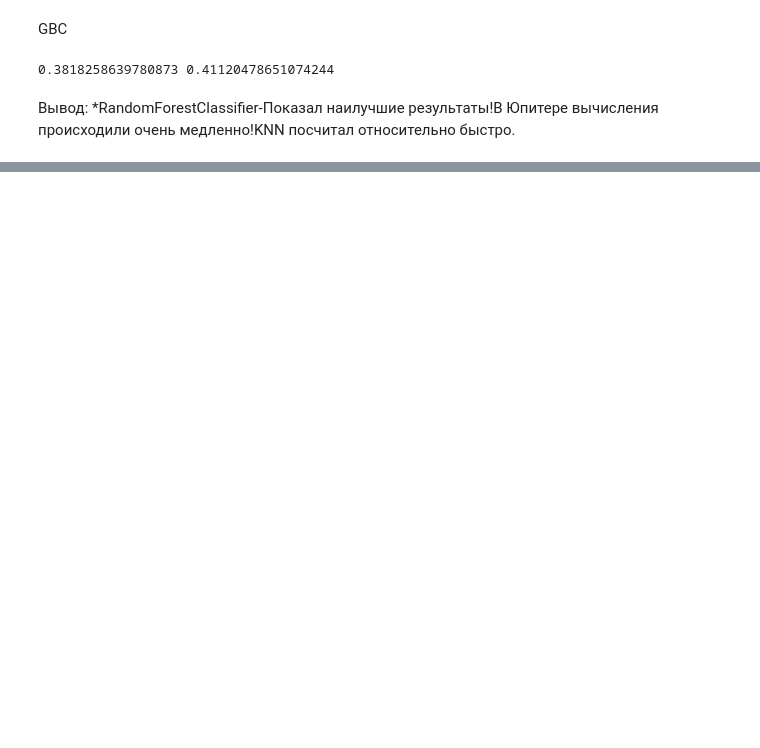
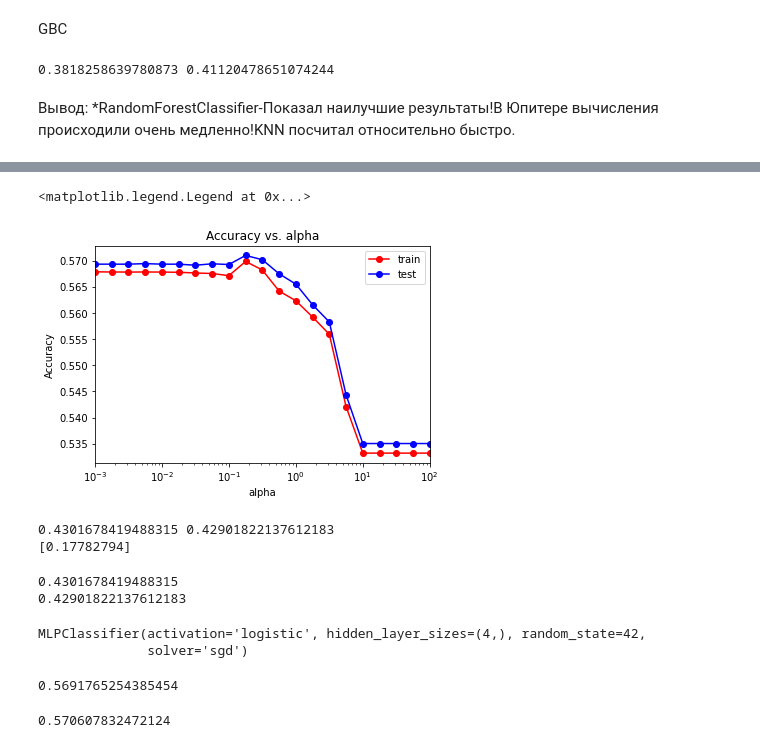
Before and after one commit to flapflapdany/MLforLobach, a Jupyter notebook: Lab1.ipynb, the cells around one changed output, grey strips where cells are left out. Drawn from its saved outputs; the diff is of its cells as text; code cells hidden in the pictures; blank space fills up the shorter version.

```diff
--- a/Lab1.ipynb
+++ b/Lab1.ipynb
@@ -746,0 +796,20 @@ print(err_train, err_test)
+# %%
+plt.semilogx(alpha_arr, train_acc, 'r-o', label = 'train')
+plt.semilogx(alpha_arr, test_acc, 'b-o', label = 'test')
+plt.xlim([np.min(alpha_arr), np.max(alpha_arr)])
+plt.title('Accuracy vs. alpha')
+plt.xlabel('alpha')
+plt.ylabel('Accuracy')
+plt.legend()
+# %% [output]
+<matplotlib.legend.Legend at 0x...>
+[figure, added]
+# %%
+min_train_err = np.min(train_err)
+min_test_err = np.min(test_err)
+print(min_train_err, min_test_err)
+alpha_opt = alpha_arr[test_err == min_test_err]
+print(alpha_opt)
+# %% [output]
+0.4301678419488315 0.42901822137612183
+[0.17782794]
@@ -746,0 +818,12 @@ print(err_train, err_test)
+# %%
+mlp_model = MLPClassifier(alpha = alpha_opt, hidden_layer_sizes = (100,),
+                          solver = 'sgd', activation = 'logistic', random_state = 42)
+mlp_model.fit(X_train, y_train)
+
+y_train_pred = mlp_model.predict(X_train)
+y_test_pred = mlp_model.predict(X_test)
+print(np.mean(y_train != y_train_pred))
+print(np.mean(y_test != y_test_pred))
+# %% [output]
+0.4301678419488315
+0.42901822137612183
@@ -746,0 +838,13 @@ print(err_train, err_test)
+# %%
+mlp_model.fit(X_train, y_train)
+# %% [output]
+MLPClassifier(activation='logistic', hidden_layer_sizes=(4,), random_state=42,
+              solver='sgd')
+# %%
+accuracy_score(y_train, y_train_pred)
+# %% [output]
+0.5691765254385454
+# %%
+accuracy_score(y_test, y_test_pred)
+# %% [output]
+0.570607832472124
```
Also changed, not shown: parts of 31 cells of this notebook.
